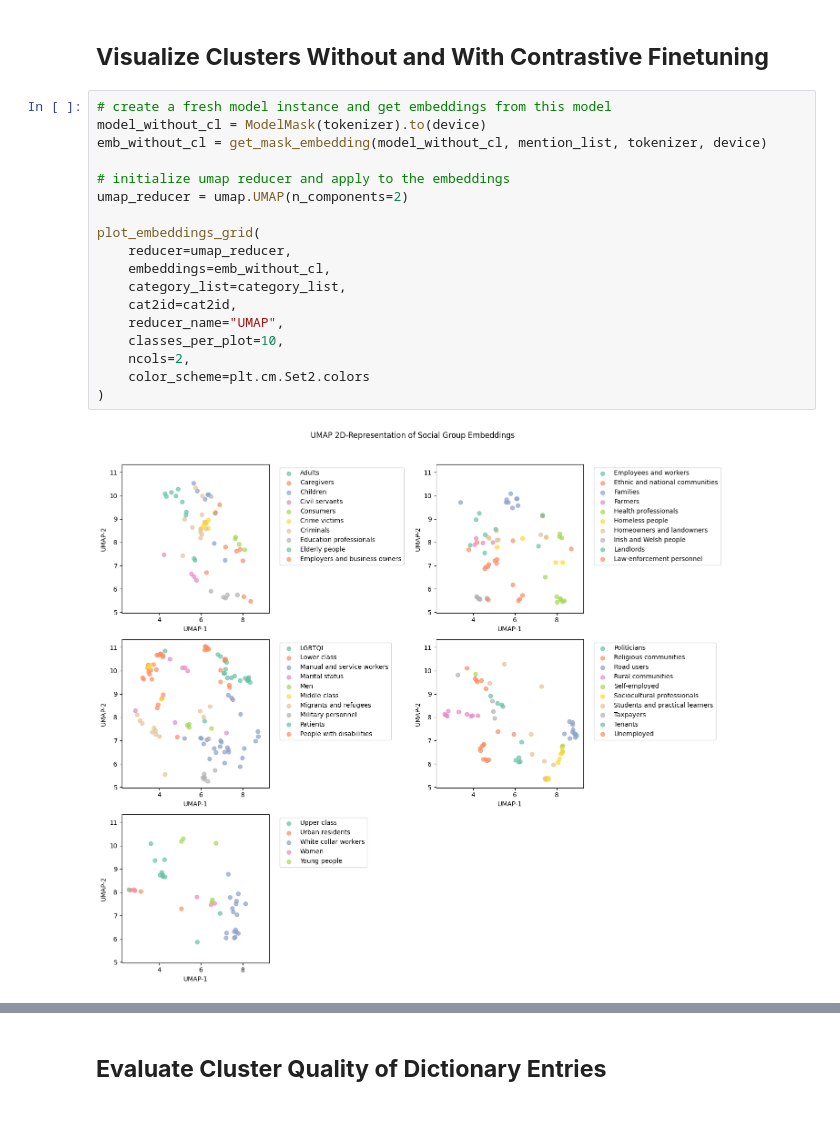
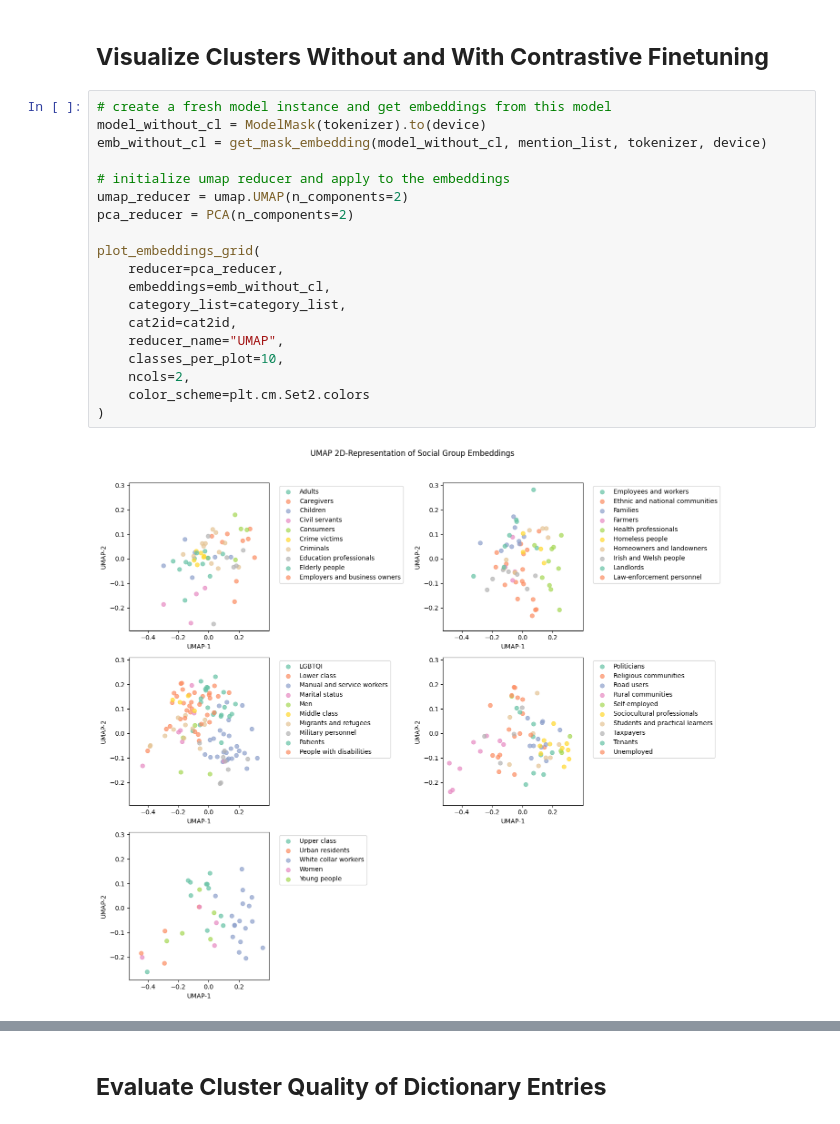
Before and after one commit to MaximilianWeiland/Master_Thesis, a Jupyter notebook: 05_clustering/evaluation_clustering_quality.ipynb, the cells around one changed output, grey strips where cells are left out. Saved outputs shown, nothing was run; the diff lists cells and outputs as text.

```diff
--- a/05_clustering/evaluation_clustering_quality.ipynb
+++ b/05_clustering/evaluation_clustering_quality.ipynb
@@ -58,22 +59,23 @@ dictionary_embeddings = get_mask_embedding(model, mention_list, tokenizer, devic
 # %%
 # create a fresh model instance and get embeddings from this model
 model_without_cl = ModelMask(tokenizer).to(device)
 emb_without_cl = get_mask_embedding(model_without_cl, mention_list, tokenizer, device)
 
 # initialize umap reducer and apply to the embeddings
 umap_reducer = umap.UMAP(n_components=2)
+pca_reducer = PCA(n_components=2)
 
 plot_embeddings_grid(
-    reducer=umap_reducer,
+    reducer=pca_reducer,
     embeddings=emb_without_cl,
     category_list=category_list,
     cat2id=cat2id,
     reducer_name="UMAP",
     classes_per_plot=10,
     ncols=2,
     color_scheme=plt.cm.Set2.colors
 )
 # %% [output]
-[figure, old version]
+[figure, new version]
 # %%
 # create a fresh reducer and apply finetuned embeddings to it
```
Also changed, not shown: parts of 10 cells of this notebook, 3 other files.
